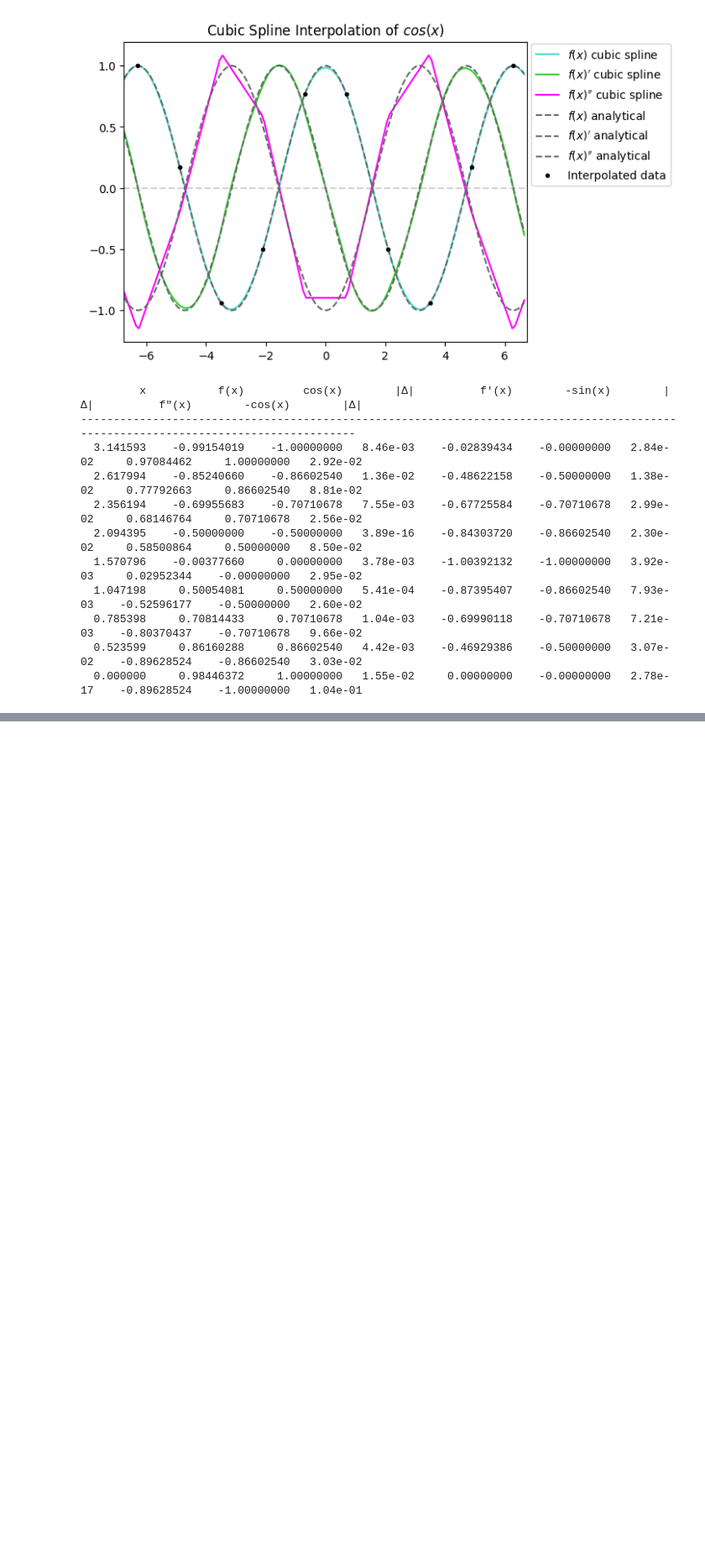
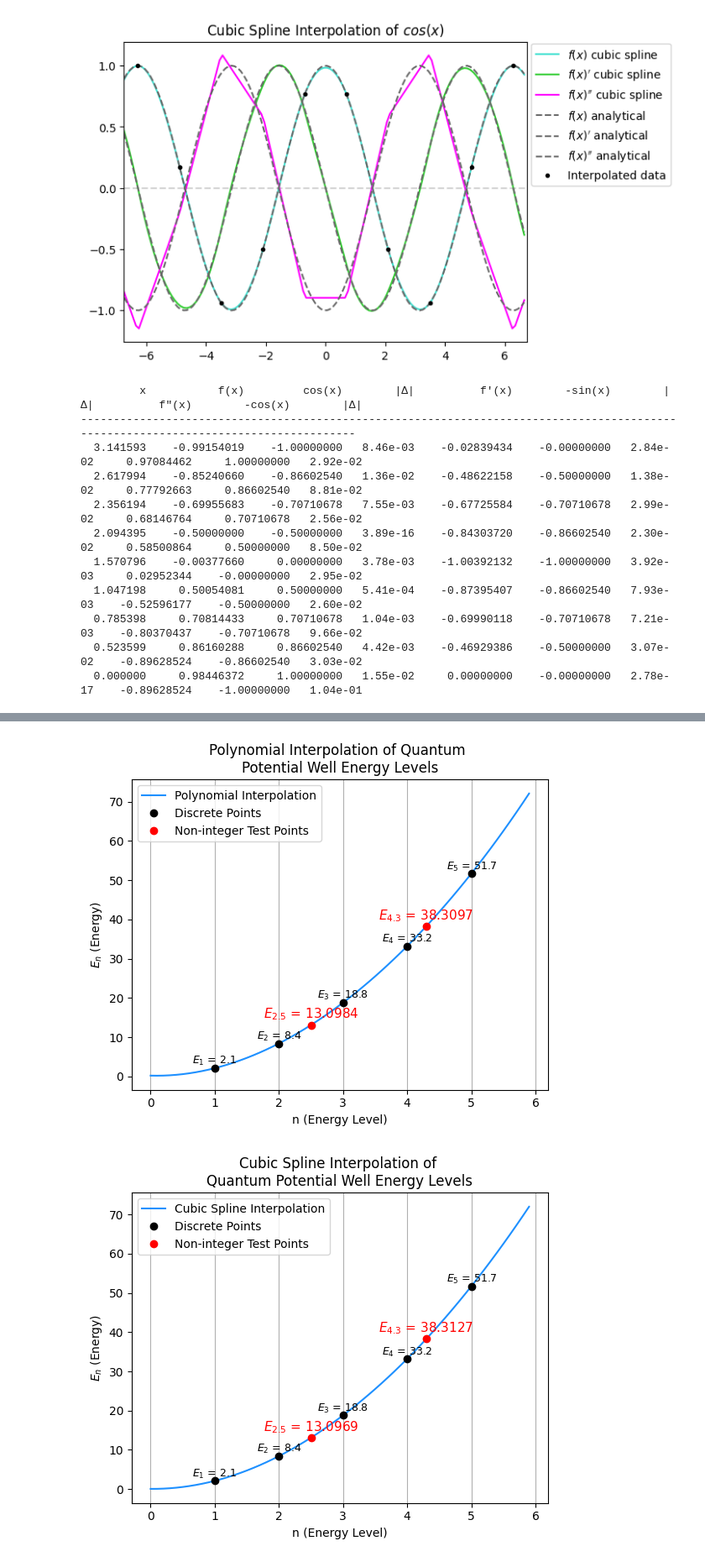
Before and after one commit to hdauphin/PHYS420Fall25, a Jupyter notebook: HW03.ipynb, the cells around one changed output, grey strips where cells are left out. Shown at 84% size. Cells and saved outputs as stored; diff of their text form; code cells hidden in the pictures; blank space fills up the shorter version.

Commit message:
Completed question 3; polynomial and cubic spline interp of potential well energy levels

```diff
--- a/HW03.ipynb
+++ b/HW03.ipynb
@@ -122,0 +136,60 @@ for xi, sv, av, sd1, ad1, sd2, ad2 in zip(checkpoints, check0, actual0, check1,
+# %%
+# 3. Quantum well with discrete energy levels n=1-5; interpolate to estimate energy for n=2.5 and 4.3; use polynomial interp
+
+n = np.array([1,2,3,4,5])   # energy levels
+En = np.array([2.1, 8.4, 18.8, 33.2, 51.7])     #energies at levels n = 1—5
+
+nvals = np.arange(0, 6 , 0.1)   #create fine values for function
+
+# POLYNOMIAL interpolation method
+polyip = ip.BarycentricInterpolator(n, En)
+
+fig, ax = plt.subplots()
+ax.grid(axis='x')
+ax.set_title("Polynomial Interpolation of Quantum \nPotential Well Energy Levels")
+ax.set_xlabel("n (Energy Level)")
+ax.set_ylabel(r"$E_n$ (Energy)")
+ax.plot(nvals, polyip(nvals), label="Polynomial Interpolation", color='dodgerblue')
+ax.plot(n, En, 'o', label="Discrete Points", color='black')
+
+# Annotation on plotted points
+for i, (xi, yi) in enumerate(zip(n, En), start=1):
+    ax.text(xi, yi + 1, rf"$E_{i}$ = {yi:.1f}", ha='center', fontsize=9)
+
+# define non-integer points, plot, and annotate them in polynomial interp
+testpoints = np.array([2.5,4.3])
+ax.plot(testpoints, polyip(testpoints), 'o', label="Non-integer Test Points", color='red')
+
+for j, (xj, yj) in enumerate(zip(testpoints,polyip(testpoints))):
+    ax.text(xj, yj + 1.7, rf"$E_{{{xj}}}$ = {yj:.4f}", ha='center', fontsize=11, color='red')
+
+ax.legend()
+plt.show()
+
+
+# CUBIC SPLINE interpolation method
+energySpline = ip.CubicSpline(n, En)
+
+fig, ax = plt.subplots()
+ax.grid(axis='x')
+ax.set_title("Cubic Spline Interpolation of \nQuantum Potential Well Energy Levels")
+ax.set_xlabel("n (Energy Level)")
+ax.set_ylabel(r"$E_n$ (Energy)")
+ax.plot(nvals, energySpline(nvals), label="Cubic Spline Interpolation", color='dodgerblue')
+ax.plot(n, En, 'o', label="Discrete Points", color='black')
+
+# Annotations
+for i, (xi, yi) in enumerate(zip(n, En), start=1):
+    ax.text(xi, yi + 1, rf"$E_{i}$ = {yi:.1f}", ha='center', fontsize=9)
+
+# plot and annotate non-integer test points in cubic spline interp
+ax.plot(testpoints, energySpline(testpoints), 'o', label="Non-integer Test Points", color='red')
+
+for j, (xj, yj) in enumerate(zip(testpoints,energySpline(testpoints))):
+    ax.text(xj, yj + 1.7, rf"$E_{{{xj}}}$ = {yj:.4f}", ha='center', fontsize=11, color='red')
+
+ax.legend()
+plt.show()
+# %% [output]
+[figure, added]
+[figure, added]
```
Also changed, not shown: parts of 2 cells of this notebook.
